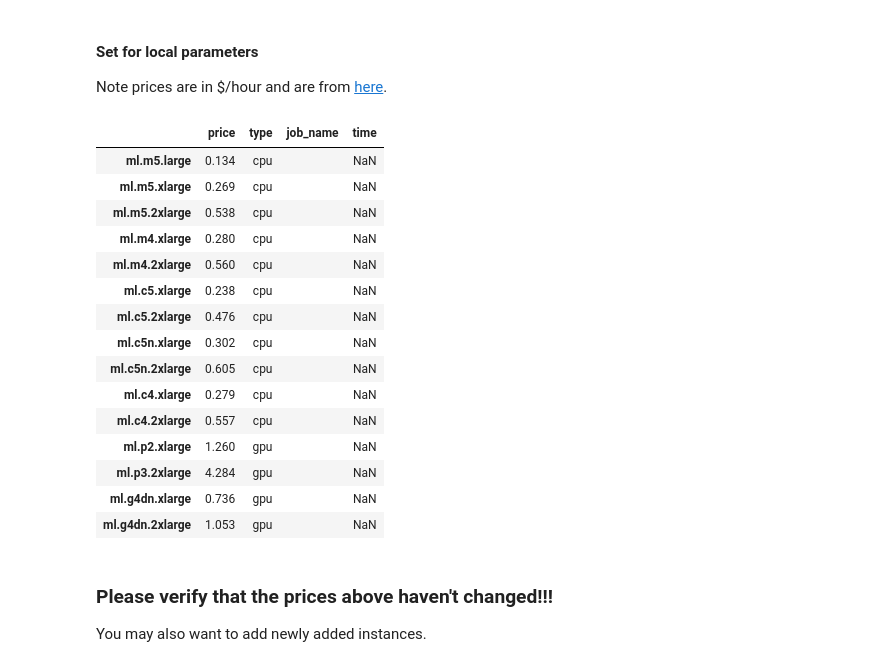
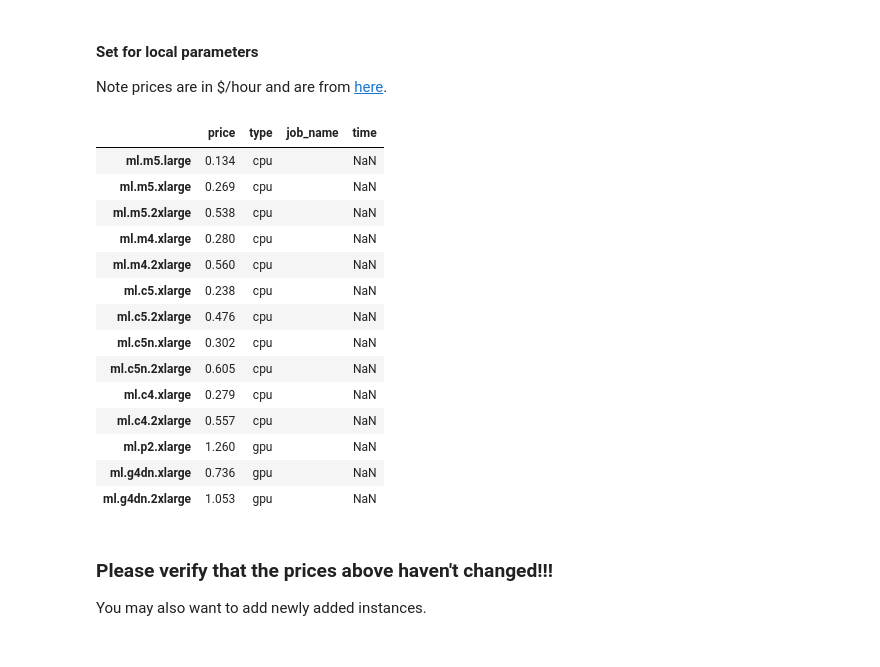
Before and after one commit to daniel-fudge/sagemaker-tennis, a Jupyter notebook: sensitivity.ipynb, the cells around one changed output. Cells and saved outputs as stored; diff of their text form; code cells hidden in the pictures.

```diff
--- a/sensitivity.ipynb
+++ b/sensitivity.ipynb
@@ -34,7 +34,7 @@ for t in ['cpu', 'gpu']:
 #### Set for local parameters
 Note prices are in $/hour and are from [here](https://aws.amazon.com/sagemaker/pricing/).
 # %%
-n_epochs = 3000
+n_epochs = 1000
 n_instances = 1
 
 c = {'ml.m5.large': 0.134,
@@ -49,34 +49,33 @@ c = {'ml.m5.large': 0.134,
      'ml.c4.xlarge': 0.279,
      'ml.c4.2xlarge': 0.557}
 c = pd.DataFrame(index=c.keys(), columns=['price'], data=c.values())
 c['type'] = 'cpu'
 
 g = {'ml.p2.xlarge': 1.26,
      'ml.g4dn.xlarge': 0.736,
      'ml.g4dn.2xlarge': 1.053}
 g = pd.DataFrame(index=g.keys(), columns=['price'], data=g.values())
 g['type'] = 'gpu'
 
 results = pd.concat([c, g])
 results['job_name'] = ''
 results['time'] = np.nan
 del c, g
 results
 # %% [output]
 |  | price | type | job_name | time |
 | ml.m5.large | 0.134 | cpu |  | NaN |
 | ml.m5.xlarge | 0.269 | cpu |  | NaN |
 | ml.m5.2xlarge | 0.538 | cpu |  | NaN |
 | ml.m4.xlarge | 0.280 | cpu |  | NaN |
 | ml.m4.2xlarge | 0.560 | cpu |  | NaN |
 | ml.c5.xlarge | 0.238 | cpu |  | NaN |
 | ml.c5.2xlarge | 0.476 | cpu |  | NaN |
 | ml.c5n.xlarge | 0.302 | cpu |  | NaN |
 | ml.c5n.2xlarge | 0.605 | cpu |  | NaN |
 | ml.c4.xlarge | 0.279 | cpu |  | NaN |
 | ml.c4.2xlarge | 0.557 | cpu |  | NaN |
 | ml.p2.xlarge | 1.260 | gpu |  | NaN |
-| ml.p3.2xlarge | 4.284 | gpu |  | NaN |
 | ml.g4dn.xlarge | 0.736 | gpu |  | NaN |
 | ml.g4dn.2xlarge | 1.053 | gpu |  | NaN |
 # %% [markdown]
```
Also changed, not shown: parts of 5 cells of this notebook, 4 other files.
